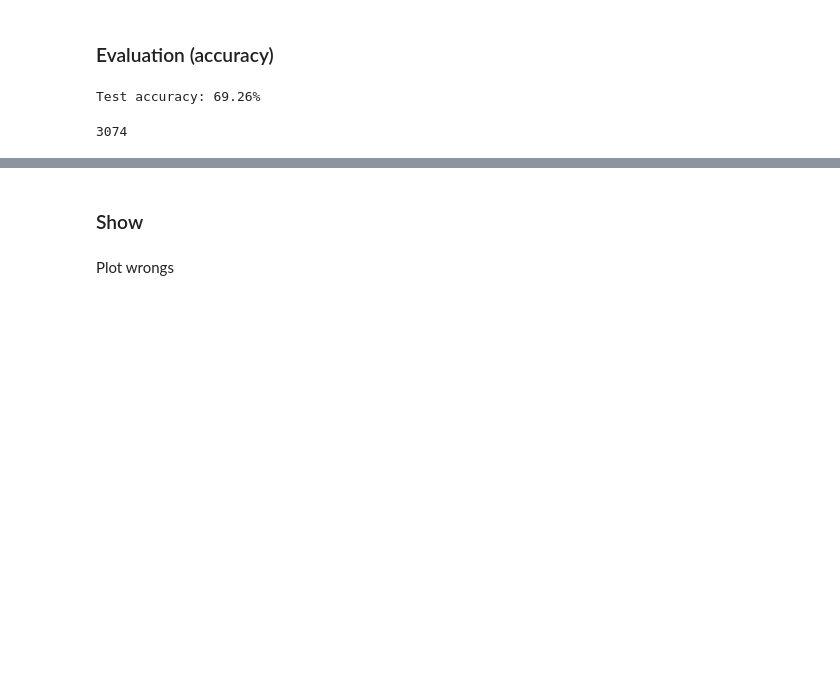
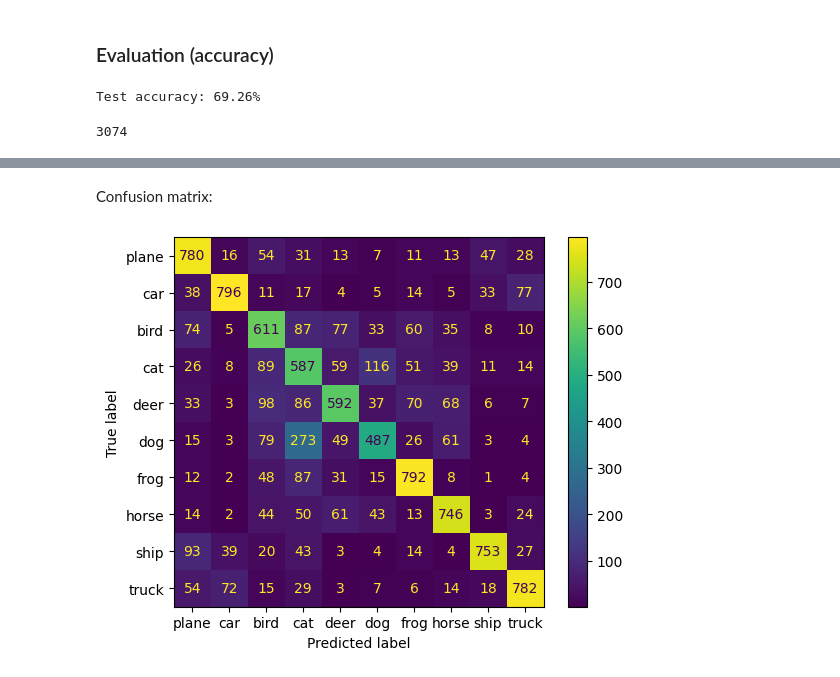
Before and after one commit to camiloakv/deep_dish, a Jupyter notebook: cnn_pytorch.ipynb, the cells around one changed output, grey strips where cells are left out. Saved outputs shown, nothing was run; the diff lists cells and outputs as text; code cells hidden in the pictures; blank space fills up the shorter version.

```diff
--- a/cnn_pytorch.ipynb
+++ b/cnn_pytorch.ipynb
@@ -305,4 +310,0 @@ all_predicted
-# %%
-# lists of predicted digits
-pred = preds.argmax(dim=1)
-real = all_y_test.squeeze(-1).long()
@@ -334,2 +310,0 @@ torch.max?
-# %% [markdown]
-### Show
@@ -338,2 +311,6 @@ torch.max?
-# %% [markdown]
-Plot wrongs
+# %% [markdown]
+Confusion matrix:
+# %%
+foo = ConfusionMatrixDisplay.from_predictions(real, pred, labels=class_names)
+# %% [output]
+[figure, added]
```
Also changed, not shown: parts of 39 cells of this notebook, 2 other files.
